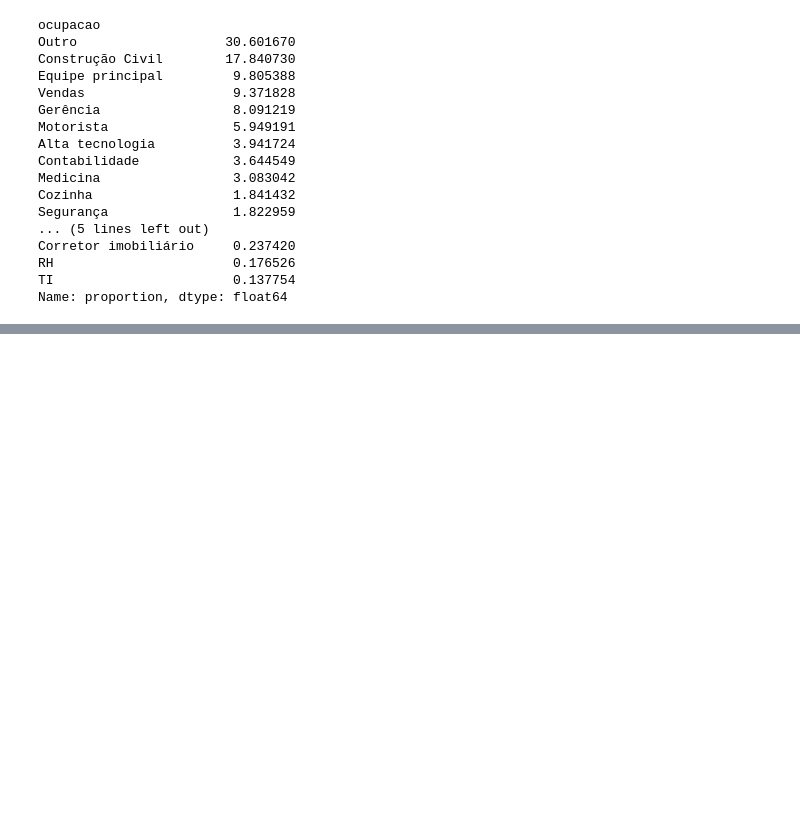
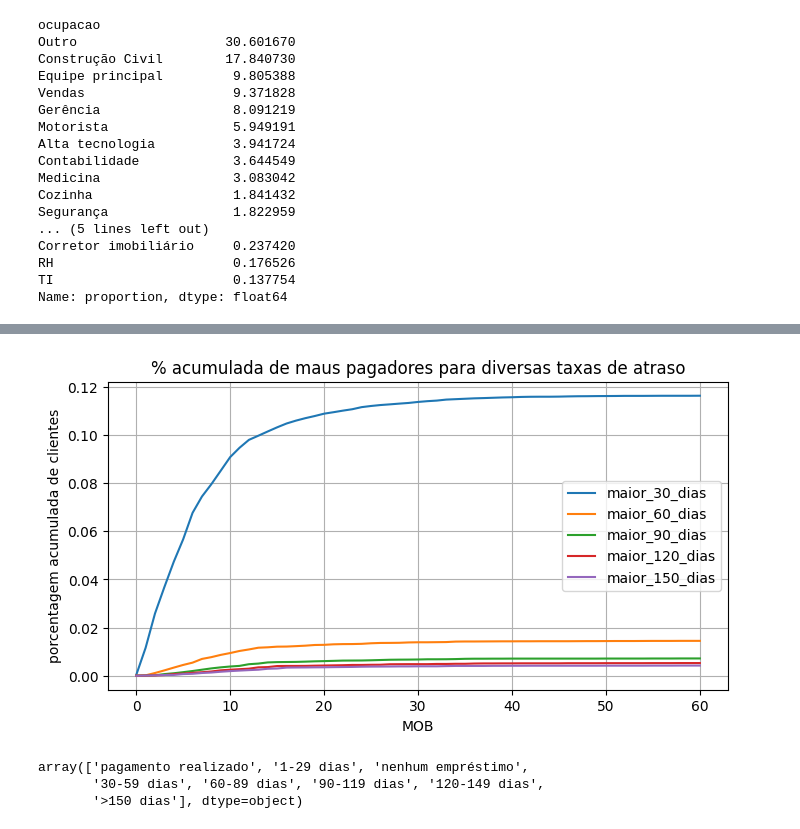
Before and after one commit to giulianafernandes/credit_card_approval_prediction, a Jupyter notebook: deploy_de_aplicacoes_2.ipynb, the cells around one changed output, grey strips where cells are left out. Cells and saved outputs as stored; diff of their text form; code cells hidden in the pictures; blank space fills up the shorter version.

```diff
--- a/deploy_de_aplicacoes_2.ipynb
+++ b/deploy_de_aplicacoes_2.ipynb
@@ -425,0 +771,10 @@ Name: proportion, dtype: float64
+# %%
+dict_intervalo_atraso = {'maior_30_dias': 3,
+                         'maior_60_dias': 4,
+                         'maior_90_dias': 5,
+                         'maior_120_dias': 6,
+                         'maior_150_dias': 7}
+# %%
+for chave, valor in dict_intervalo_atraso.items():
+    clientes_aprovados[f'mau_{chave}'] = clientes_aprovados.apply(lambda x: 1 if x['indicador_faixa_atraso'] >= valor else 0, axis=1)
+clientes_aprovados.head()
@@ -425,0 +788,16 @@ Name: proportion, dtype: float64
+# %%
+dict_taxa_mau = {}
+id_sum = len(set(clientes_aprovados['id_cliente']))
+
+for chave in dict_intervalo_atraso.keys():
+    df_min_mau = clientes_aprovados.query(f'mau_{chave} == 1').groupby('id_cliente')['MOB'].min().reset_index()
+    df_mob_taxa_mau = pd.DataFrame({'MOB':range(0,61), 'taxa_mau': np.nan})
+    lst = []
+    for i in range(0,61):
+        due = df_min_mau.query('MOB == @i')['id_cliente'].to_list()
+        lst.extend(due)
+        df_mob_taxa_mau.loc[df_mob_taxa_mau['MOB'] == i, 'taxa_mau'] = len(set(lst)) / id_sum
+    dict_taxa_mau[chave] = df_mob_taxa_mau['taxa_mau']
+
+df_taxa_mau = pd.DataFrame(dict_taxa_mau)
+df_taxa_mau
@@ -425,0 +818,8 @@ Name: proportion, dtype: float64
+# %%
+df_taxa_mau.plot(grid=True, title='% acumulada de maus pagadores para diversas taxas de atraso',
+                 figsize=(8,4))
+plt.xlabel('MOB')
+plt.ylabel('porcentagem acumulada de clientes')
+plt.show()
+# %% [output]
+[figure, added]
@@ -425,0 +828,6 @@ Name: proportion, dtype: float64
+# %%
+clientes_aprovados_tratamento1['faixa_atraso'].unique()
+# %% [output]
+array(['pagamento realizado', '1-29 dias', 'nenhum empréstimo',
+       '30-59 dias', '60-89 dias', '90-119 dias', '120-149 dias',
+       '>150 dias'], dtype=object)
```
Also changed, not shown: parts of 37 cells of this notebook.
